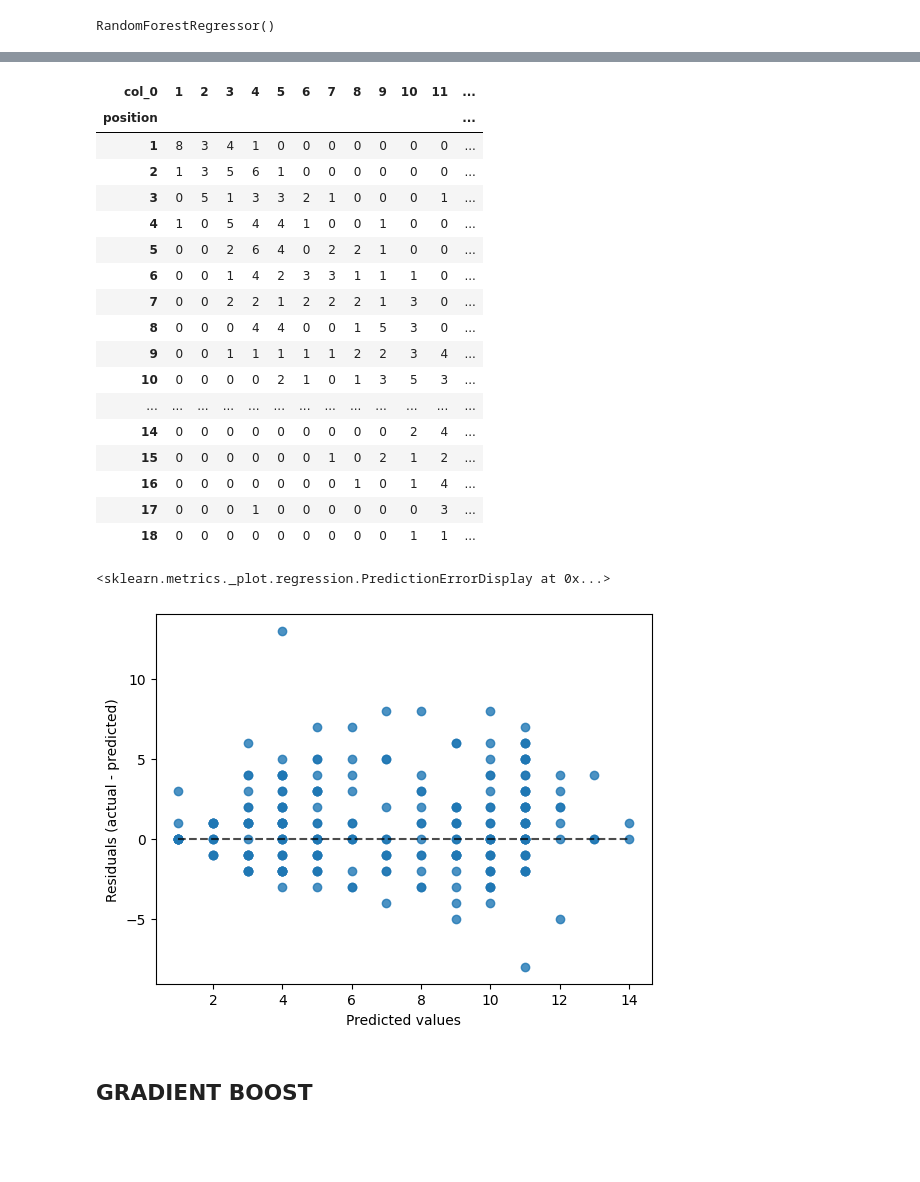
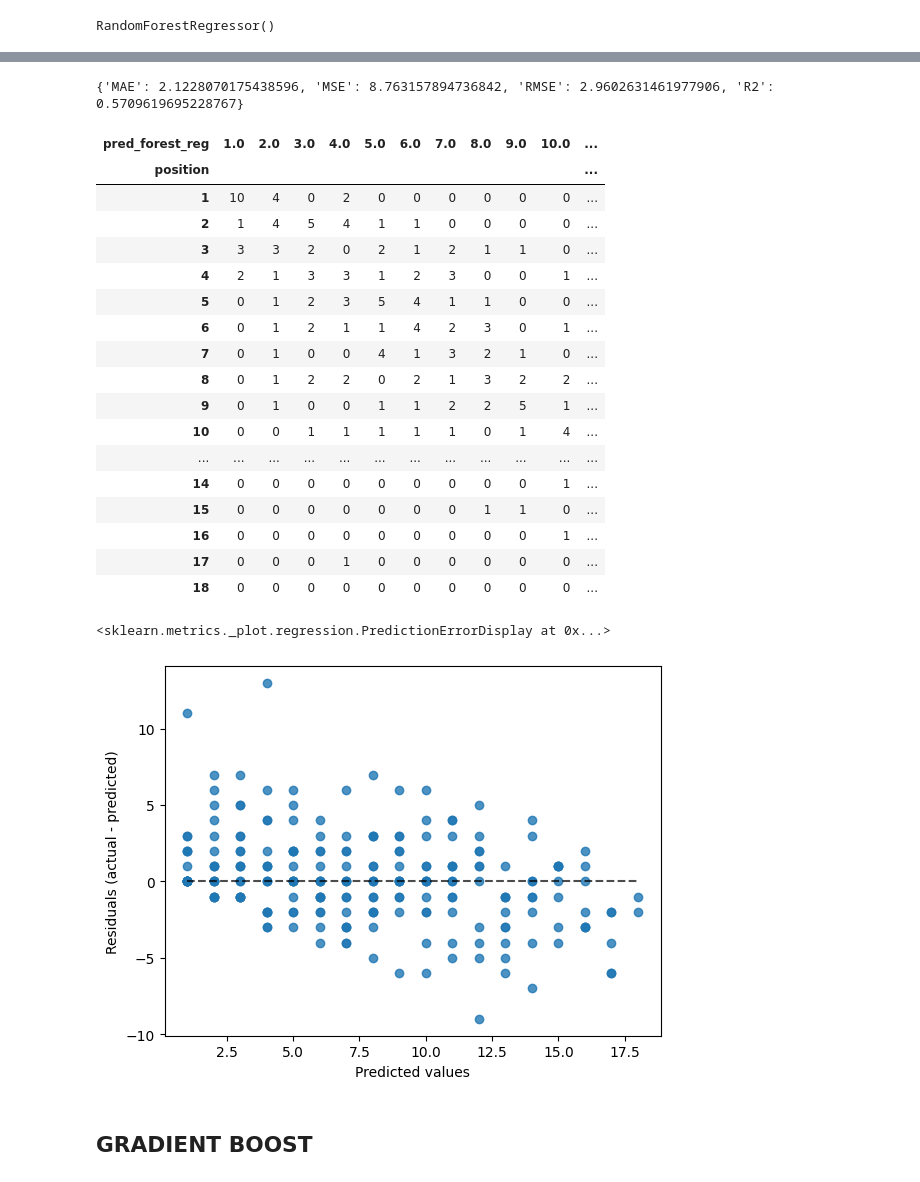
Before and after one commit to jsanz81/streamlitF1, a Jupyter notebook: notebooks/F1_ML.ipynb, the cells around one changed output, grey strips where cells are left out. Drawn from its saved outputs; the diff is of its cells as text; code cells hidden in the pictures; blank space fills up the shorter version.

```diff
--- a/notebooks/F1_ML.ipynb
+++ b/notebooks/F1_ML.ipynb
@@ -1046,0 +1015,7 @@ dict_scoring['forst_clasiffication']=validators_reg(y_test, pred_forest_clf)
+# %%
+# después de cada modelo
+
+df_predicciones['pred_forest_clf']=pred_forest_clf ## ojo nombre de columna
+# %%
+print(df_predicciones.columns[-1])
+df_predicciones=ordenar_pred(df_predicciones, df_predicciones.columns[-1])
@@ -1128,0 +1099,7 @@ dict_scoring['forest_regression']=validators_reg(y_test, np.round(pred_forest_re
+# %%
+# después de cada modelo
+
+df_predicciones['pred_forest_reg']=pred_forest_reg ## ojo nombre de columna
+# %%
+print(df_predicciones.columns[-1])
+df_predicciones=ordenar_pred(df_predicciones, df_predicciones.columns[-1])
@@ -1129,34 +1118,39 @@ dict_scoring['forest_regression']=validators_reg(y_test, np.round(pred_forest_re
+# %%
+# ojo columna
+dict_scoring['forest_reg']=validators_reg(y_test,df_predicciones['pred_forest_reg'])
+# %% [output]
+{'MAE': 2.1228070175438596, 'MSE': 8.763157894736842, 'RMSE': 2.9602631461977906, 'R2': 0.5709619695228767}
 # %%
-pd.crosstab(y_test, np.round(pred_forest_reg.astype(int)))
+pd.crosstab (y_test, df_predicciones['pred_forest_reg'])
 # %% [output]
-| col_0 | 1 | 2 | 3 | 4 | 5 | 6 | 7 | 8 | 9 | 10 | 11 | ... |
-| position |  |  |  |  |  |  |  |  |  |  |  | ... |
-| 1 | 8 | 3 | 4 | 1 | 0 | 0 | 0 | 0 | 0 | 0 | 0 | ... |
-| 2 | 1 | 3 | 5 | 6 | 1 | 0 | 0 | 0 | 0 | 0 | 0 | ... |
-| 3 | 0 | 5 | 1 | 3 | 3 | 2 | 1 | 0 | 0 | 0 | 1 | ... |
-| 4 | 1 | 0 | 5 | 4 | 4 | 1 | 0 | 0 | 1 | 0 | 0 | ... |
-| 5 | 0 | 0 | 2 | 6 | 4 | 0 | 2 | 2 | 1 | 0 | 0 | ... |
-| 6 | 0 | 0 | 1 | 4 | 2 | 3 | 3 | 1 | 1 | 1 | 0 | ... |
-| 7 | 0 | 0 | 2 | 2 | 1 | 2 | 2 | 2 | 1 | 3 | 0 | ... |
-| 8 | 0 | 0 | 0 | 4 | 4 | 0 | 0 | 1 | 5 | 3 | 0 | ... |
-| 9 | 0 | 0 | 1 | 1 | 1 | 1 | 1 | 2 | 2 | 3 | 4 | ... |
-| 10 | 0 | 0 | 0 | 0 | 2 | 1 | 0 | 1 | 3 | 5 | 3 | ... |
-| ... | ... | ... | ... | ... | ... | ... | ... | ... | ... | ... | ... | ... |
-| 14 | 0 | 0 | 0 | 0 | 0 | 0 | 0 | 0 | 0 | 2 | 4 | ... |
-| 15 | 0 | 0 | 0 | 0 | 0 | 0 | 1 | 0 | 2 | 1 | 2 | ... |
-| 16 | 0 | 0 | 0 | 0 | 0 | 0 | 0 | 1 | 0 | 1 | 4 | ... |
-| 17 | 0 | 0 | 0 | 1 | 0 | 0 | 0 | 0 | 0 | 0 | 3 | ... |
-| 18 | 0 | 0 | 0 | 0 | 0 | 0 | 0 | 0 | 0 | 1 | 1 | ... |
+| pred_forest_reg | 1.0 | 2.0 | 3.0 | 4.0 | 5.0 | 6.0 | 7.0 | 8.0 | 9.0 | 10.0 | ... |
+| position |  |  |  |  |  |  |  |  |  |  | ... |
+| 1 | 10 | 4 | 0 | 2 | 0 | 0 | 0 | 0 | 0 | 0 | ... |
+| 2 | 1 | 4 | 5 | 4 | 1 | 1 | 0 | 0 | 0 | 0 | ... |
+| 3 | 3 | 3 | 2 | 0 | 2 | 1 | 2 | 1 | 1 | 0 | ... |
+| 4 | 2 | 1 | 3 | 3 | 1 | 2 | 3 | 0 | 0 | 1 | ... |
+| 5 | 0 | 1 | 2 | 3 | 5 | 4 | 1 | 1 | 0 | 0 | ... |
+| 6 | 0 | 1 | 2 | 1 | 1 | 4 | 2 | 3 | 0 | 1 | ... |
+| 7 | 0 | 1 | 0 | 0 | 4 | 1 | 3 | 2 | 1 | 0 | ... |
+| 8 | 0 | 1 | 2 | 2 | 0 | 2 | 1 | 3 | 2 | 2 | ... |
+| 9 | 0 | 1 | 0 | 0 | 1 | 1 | 2 | 2 | 5 | 1 | ... |
+| 10 | 0 | 0 | 1 | 1 | 1 | 1 | 1 | 0 | 1 | 4 | ... |
+| ... | ... | ... | ... | ... | ... | ... | ... | ... | ... | ... | ... |
+| 14 | 0 | 0 | 0 | 0 | 0 | 0 | 0 | 0 | 0 | 1 | ... |
+| 15 | 0 | 0 | 0 | 0 | 0 | 0 | 0 | 1 | 1 | 0 | ... |
+| 16 | 0 | 0 | 0 | 0 | 0 | 0 | 0 | 0 | 0 | 1 | ... |
+| 17 | 0 | 0 | 0 | 1 | 0 | 0 | 0 | 0 | 0 | 0 | ... |
+| 18 | 0 | 0 | 0 | 0 | 0 | 0 | 0 | 0 | 0 | 0 | ... |
 # %%
 from sklearn.metrics import PredictionErrorDisplay
 
 # para mostrar valor real y predicho
 # %%
-display = PredictionErrorDisplay(y_true=y_test, y_pred=np.round(pred_forest_reg.astype(int)))
+display = PredictionErrorDisplay(y_true=y_test, y_pred=df_predicciones['pred_forest_reg'])
 display.plot()
 # %% [output]
 <sklearn.metrics._plot.regression.PredictionErrorDisplay at 0x...>
-[figure, old version]
+[figure, new version]
 # %% [markdown]
 ## GRADIENT BOOST
 # %%
```
Also changed, not shown: parts of 124 cells of this notebook, 3 other files.
